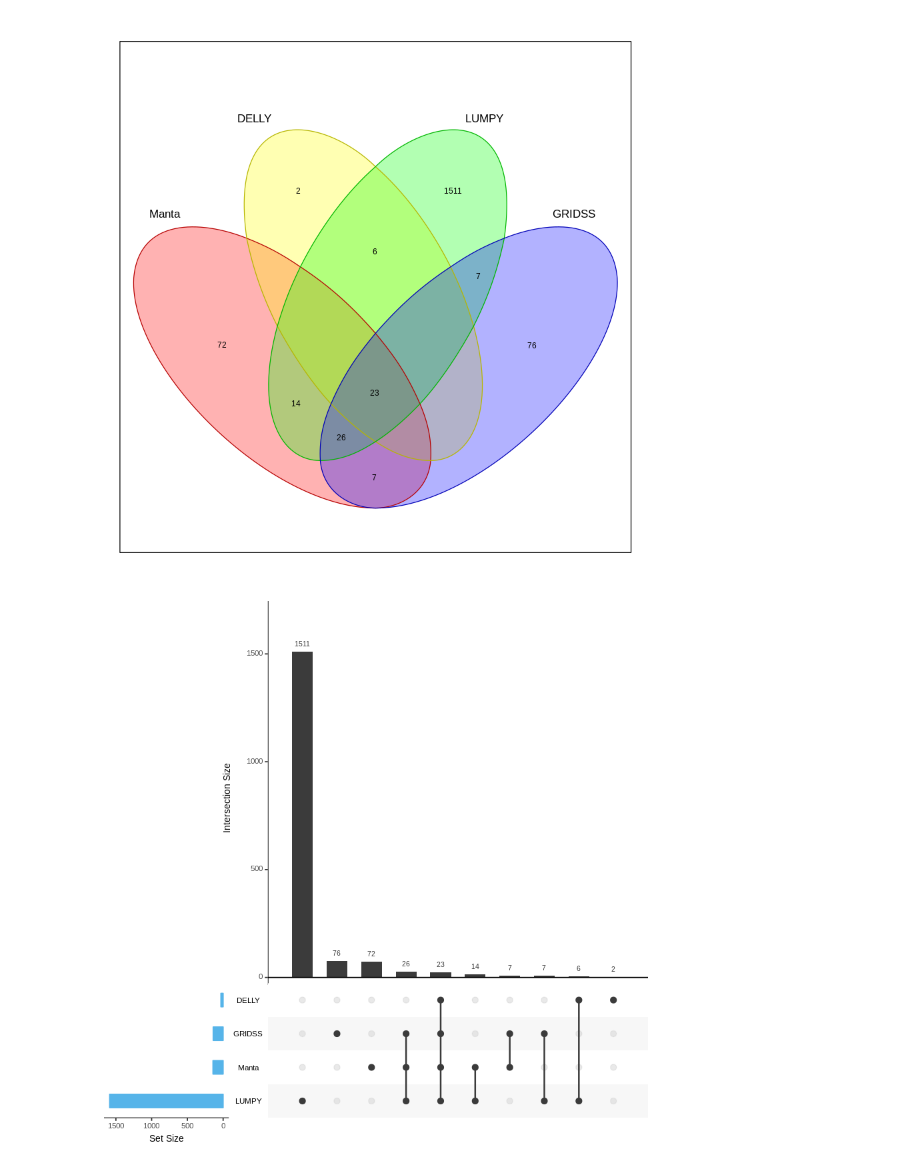
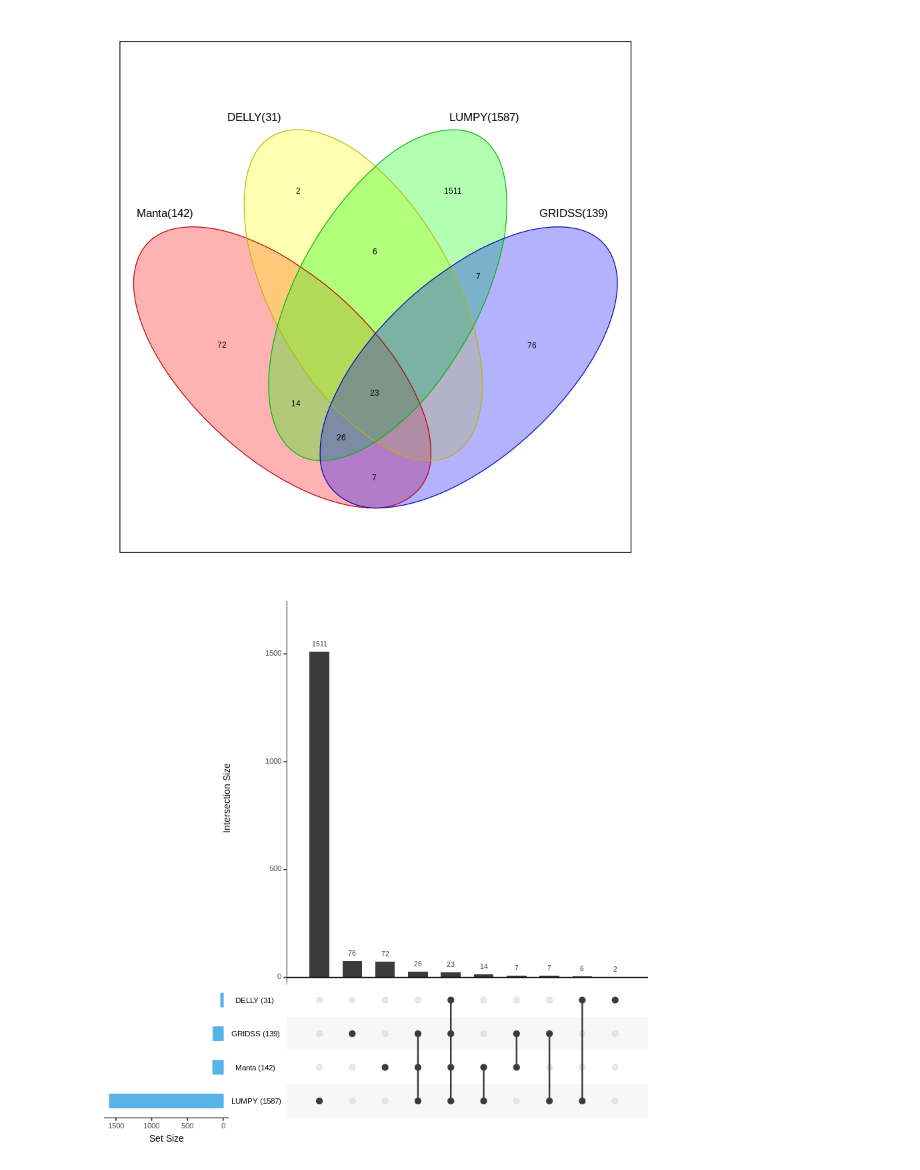
Before and after one commit to GooglingTheCancerGenome/sv-callers, a Jupyter notebook: scripts/Paper/notebook/sv_callers_overlap.ipynb, the cells around one changed output. Cells and saved outputs as stored; diff of their text form; code cells hidden in the pictures.

Commit message:
Add labels incl. set sizes to plots.

```diff
--- a/scripts/Paper/notebook/sv_callers_overlap.ipynb
+++ b/scripts/Paper/notebook/sv_callers_overlap.ipynb
@@ -7,7 +7,9 @@ library(UpSetR)
 # %%
 library(vcfR)
 # %%
-callers<-c("Manta", "DELLY", "LUMPY", "GRIDSS")
+sets<-c("Manta", "DELLY", "LUMPY", "GRIDSS")
+# %%
+nsets<-length(sets)
 # %%
 vcf<-read.vcfR('all.vcf', verbose = FALSE)
 # %%
@@ -15,3 +17,5 @@ binvec<-sapply(strsplit(sapply(strsplit(getFIX(vcf, getINFO=TRUE)[, 'INFO'], ";"
                        function(x) {x[2]}), '='), function (x) {x[2]})
 # %%
 #binvec
+# %%
+sets_sz<-data.frame(matrix(ncol=2, nrow=nsets))
@@ -17,0 +24,10 @@ binvec<-sapply(strsplit(sapply(strsplit(getFIX(vcf, getINFO=TRUE)[, 'INFO'], ";"
+# %%
+for (i in 1:nsets) {
+    s<-rep('.',nsets)
+    s<-paste(replace(s,i,1), collapse='')
+    re<-paste('^',s,'$', sep='')
+    caller<-sets[i]
+    n<-length(grep(s,binvec))
+    sets_sz[i,]<-c(caller, n)
+    #print(paste(caller, n))
+}
@@ -36,7 +56,7 @@ N[is.na(N)]<-0
 # %%
-venn(4, counts=N, snames=callers, ilabels=TRUE, zcolor="style", ellipse=TRUE)
+venn(nsets, counts=N, snames=slabels, ilabels=TRUE, zcolor="style", ellipse=TRUE)
 # %% [output]
-[figure, old version]
+[figure, new version]
 # %%
 nr<-length(lst)
 # %%
@@ -63,6 +83,6 @@ colnames(sv)[-1]<-callers
 # %%
 #colnames(sv)
 # %%
-upset(sv, nsets = length(callers), sets.bar.color = "#56B4E9", order.by = "freq")
+upset(sv, nsets=nsets, sets.bar.color="#56B4E9", order.by="freq")
 # %% [output]
-[figure, old version]
+[figure, new version]
```
Also changed, not shown: parts of 5 cells of this notebook.
